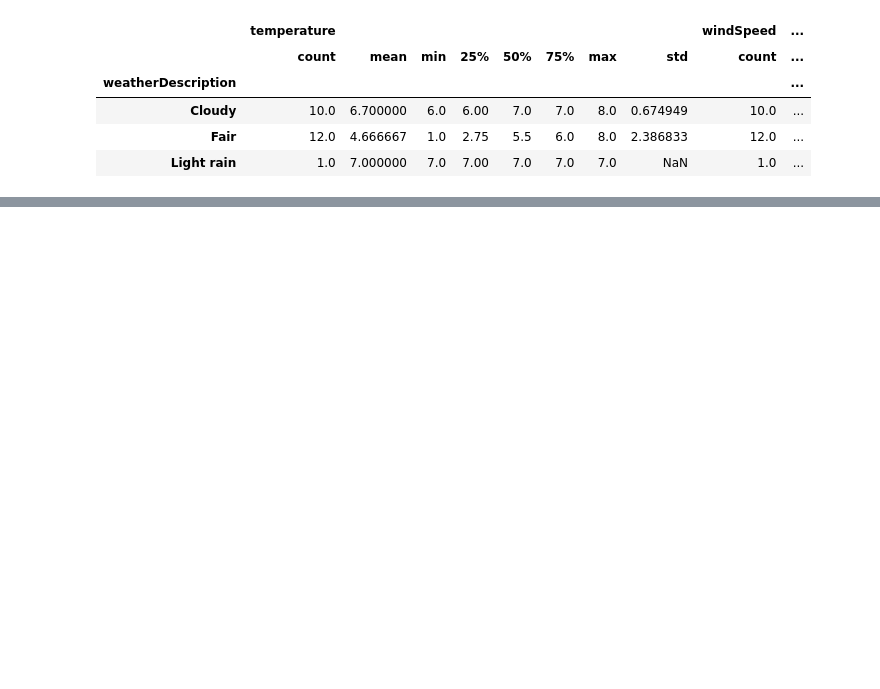
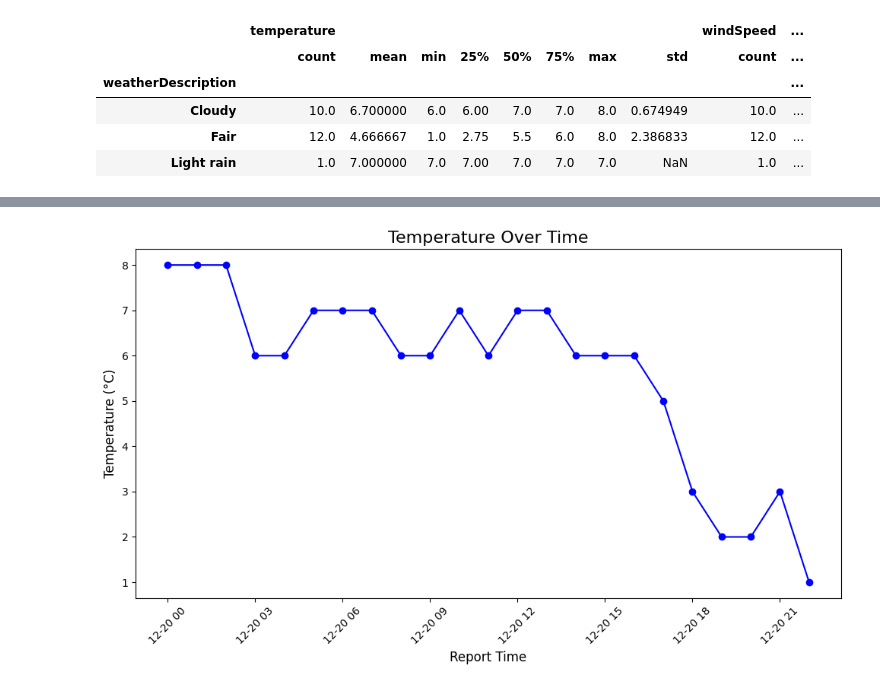
Before and after one commit to FDEgan/computer_infrastructure, a Jupyter notebook: Task_9.ipynb, the cells around one changed output, grey strips where cells are left out. Cells and saved outputs as stored; diff of their text form; code cells hidden in the pictures; blank space fills up the shorter version.

```diff
--- a/Task_9.ipynb
+++ b/Task_9.ipynb
@@ -154,0 +153,19 @@ These variables are numerical as:
+# %%
+df['reportTime'] = pd.to_datetime(df['reportTime']) # Converting the reportTime field to be datetime
+
+# Plot temperature over time
+plt.figure(figsize=(10, 6)) # Designating the size of the plot
+plt.plot(df['reportTime'], df['temperature'], marker='o', linestyle='-', color='b') # Stating the fields to be used and the adding some formatting.
+
+plt.title('Temperature Over Time', fontsize=16) # Title for the plot.
+plt.xlabel('Report Time', fontsize=12) # Title for the X axis
+plt.ylabel('Temperature (°C)', fontsize=12) # Title for the Y axis
+
+plt.xticks(rotation=45) # To improve readability, slightly tilting the x-labels.
+
+plt.grid(False) # Removing gridlines as I feel its cleaner
+
+plt.tight_layout()  # Ensuring labels don't overlap.
+plt.show() # Showing the plot
+# %% [output]
+[figure, added]
```
Also changed, not shown: parts of 8 cells of this notebook.
